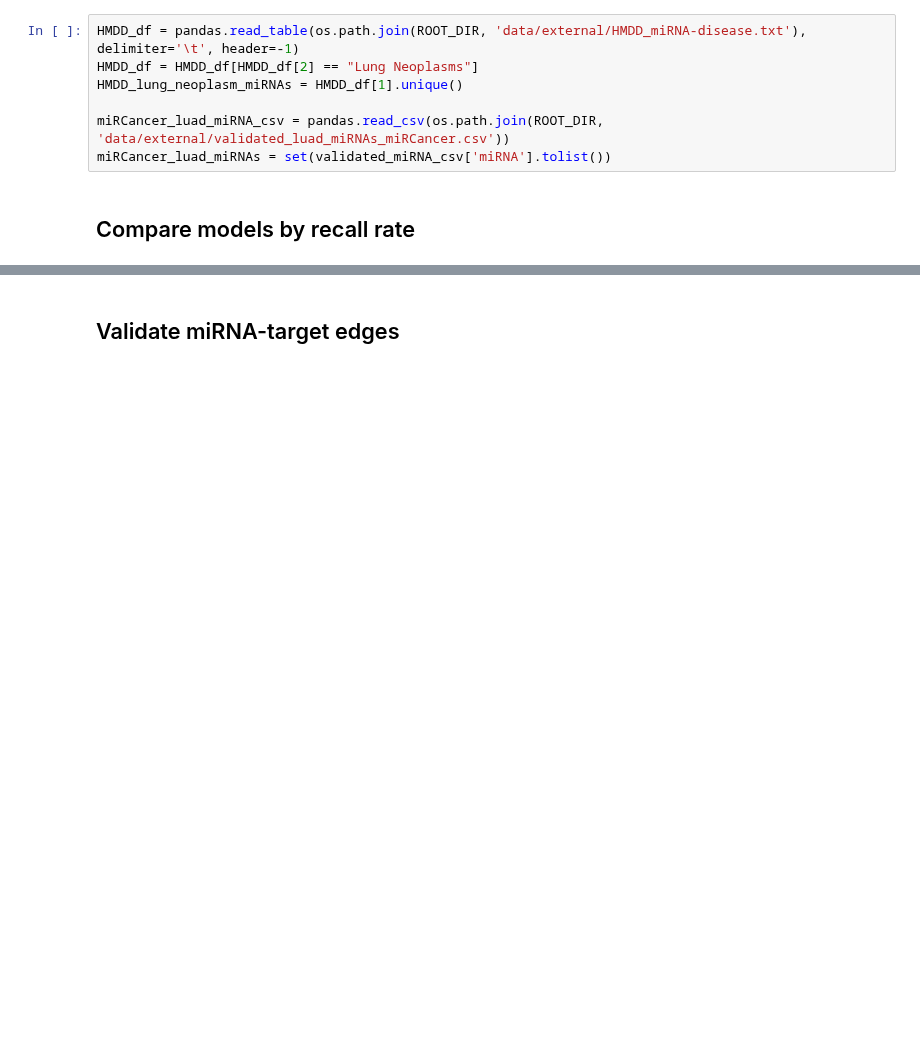
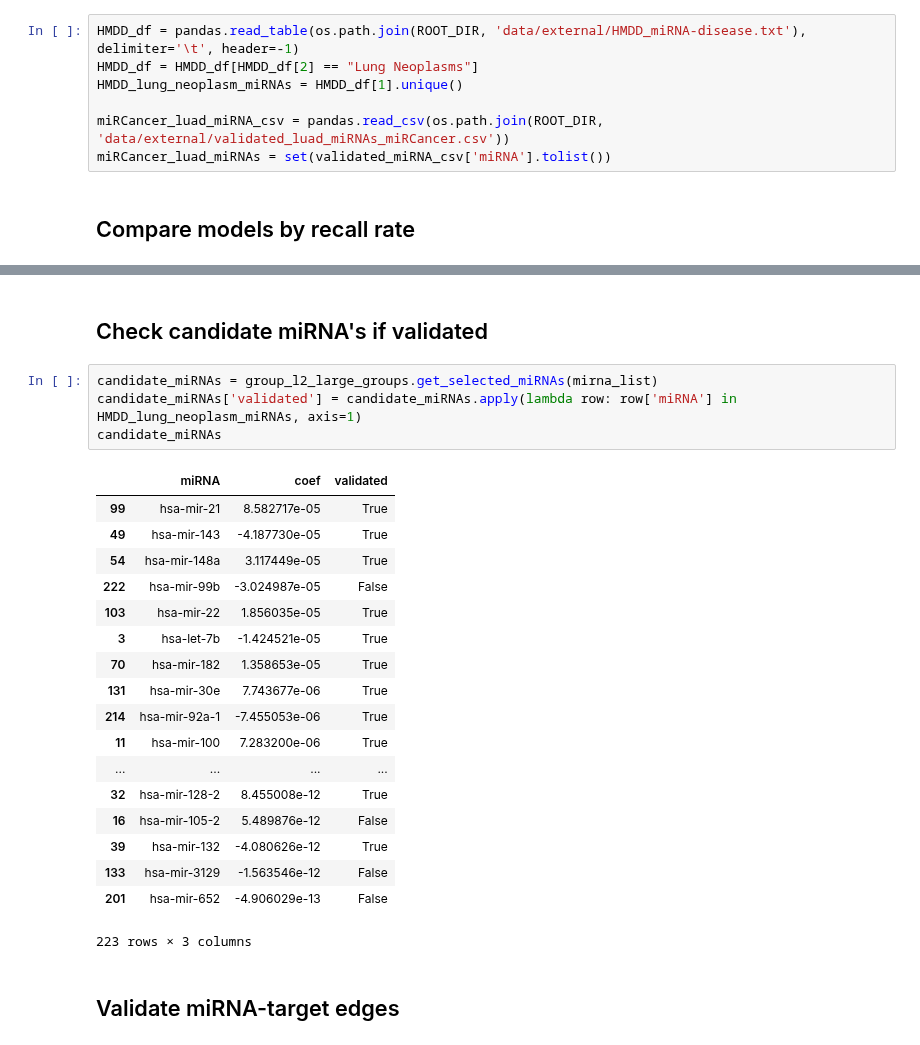
Before and after one commit to JonnyTran/microRNA-Lung-Cancer-Associations, a Jupyter notebook: notebooks/miRNA-gene_exp.ipynb, the cells around one changed output, grey strips where cells are left out. Saved outputs shown, nothing was run; the diff lists cells and outputs as text; blank space fills up the shorter version.

```diff
--- a/notebooks/miRNA-gene_exp.ipynb
+++ b/notebooks/miRNA-gene_exp.ipynb
@@ -446,3 +412,28 @@ pandas.DataFrame([[name,
+# %% [markdown]
+## Check candidate miRNA's if validated
+# %%
+candidate_miRNAs = group_l2_large_groups.get_selected_miRNAs(mirna_list)
+candidate_miRNAs['validated'] = candidate_miRNAs.apply(lambda row: row['miRNA'] in HMDD_lung_neoplasm_miRNAs, axis=1)
+candidate_miRNAs
+# %% [output]
+|  | miRNA | coef | validated |
+| 99 | hsa-mir-21 | 8.582717e-05 | True |
+| 49 | hsa-mir-143 | -4.187730e-05 | True |
+| 54 | hsa-mir-148a | 3.117449e-05 | True |
+| 222 | hsa-mir-99b | -3.024987e-05 | False |
+| 103 | hsa-mir-22 | 1.856035e-05 | True |
+| 3 | hsa-let-7b | -1.424521e-05 | True |
+| 70 | hsa-mir-182 | 1.358653e-05 | True |
+| 131 | hsa-mir-30e | 7.743677e-06 | True |
+| 214 | hsa-mir-92a-1 | -7.455053e-06 | True |
+| 11 | hsa-mir-100 | 7.283200e-06 | True |
+| ... | ... | ... | ... |
+| 32 | hsa-mir-128-2 | 8.455008e-12 | True |
+| 16 | hsa-mir-105-2 | 5.489876e-12 | False |
+| 39 | hsa-mir-132 | -4.080626e-12 | True |
+| 133 | hsa-mir-3129 | -1.563546e-12 | False |
+| 201 | hsa-mir-652 | -4.906029e-13 | False |
+223 rows × 3 columns
 # %% [markdown]
 ## Validate miRNA-target edges
 # %%
```
Also changed, not shown: parts of 5 cells of this notebook, 2 other files.
